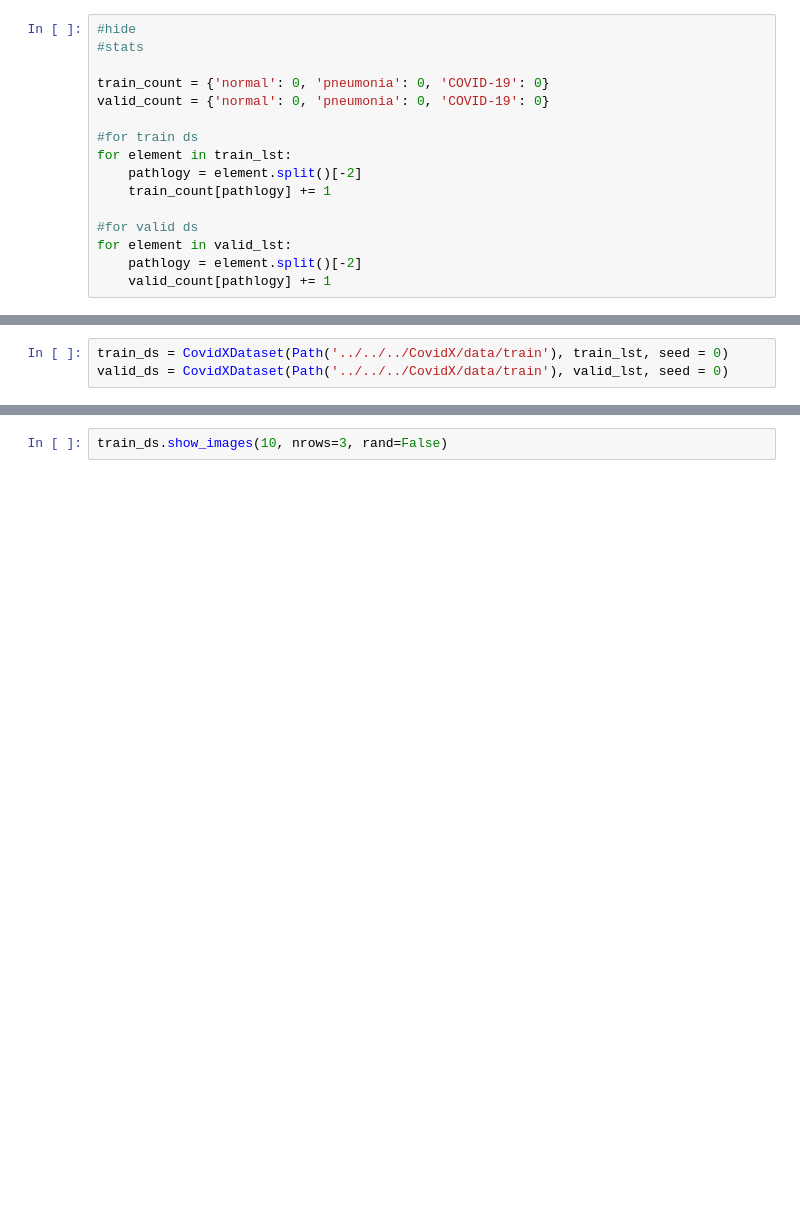
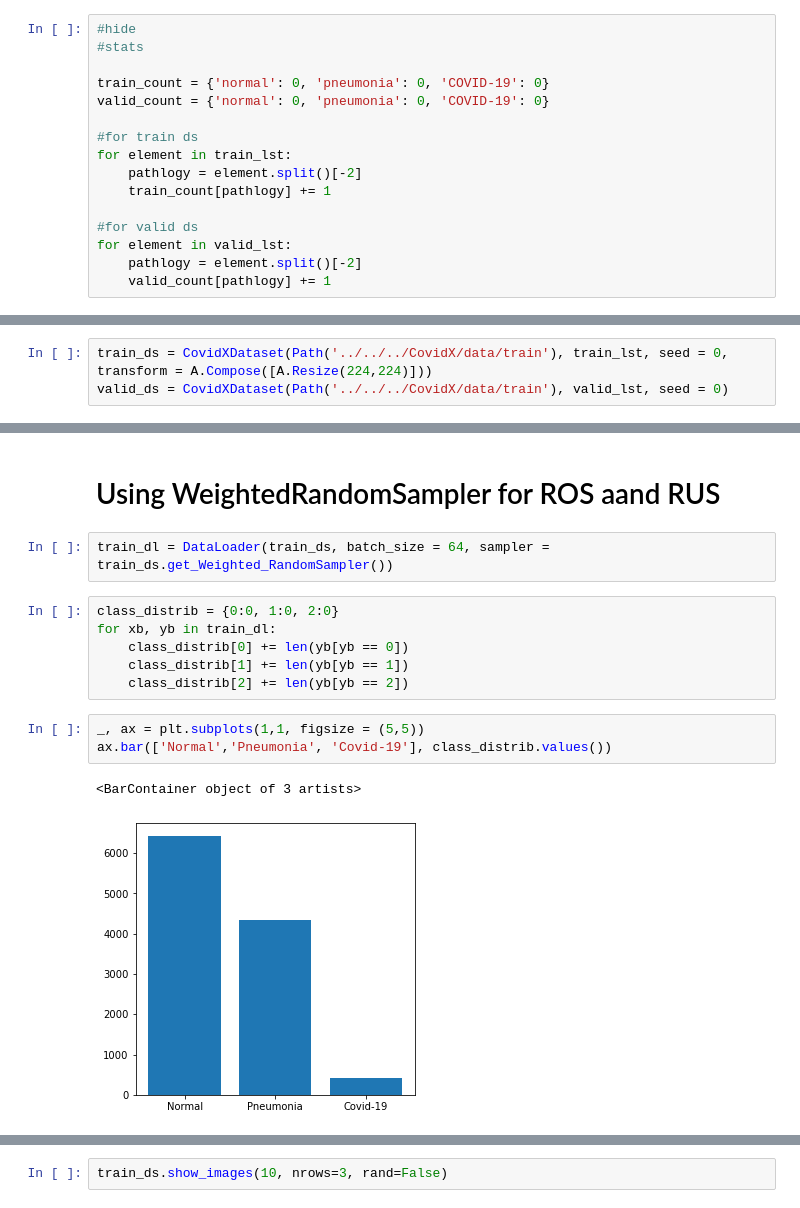
Before and after one commit to VedantWani/PrimeCNNv3, a Jupyter notebook: nbs_test/lib_test_workflow.ipynb, the cells around one changed output, grey strips where cells are left out. Cells and saved outputs as stored; diff of their text form; blank space fills up the shorter version.

Commit message:
added weightedRandomSampling and updated nbs_test

```diff
--- a/nbs_test/lib_test_workflow.ipynb
+++ b/nbs_test/lib_test_workflow.ipynb
@@ -53,4 +53,4 @@ print(valid_count)
 {'normal': 1539, 'pneumonia': 1143, 'COVID-19': 109}
 # %%
-train_ds = CovidXDataset(Path('../../../CovidX/data/train'), train_lst, seed = 0)
+train_ds = CovidXDataset(Path('../../../CovidX/data/train'), train_lst, seed = 0, transform = A.Compose([A.Resize(224,224)]))
 valid_ds = CovidXDataset(Path('../../../CovidX/data/train'), valid_lst, seed = 0)
@@ -91,0 +61,16 @@ array([0.00111111, 0.01      ])
+# %% [markdown]
+# Using WeightedRandomSampler for ROS aand RUS
+# %%
+train_dl = DataLoader(train_ds, batch_size = 64, sampler = train_ds.get_Weighted_RandomSampler())
+# %%
+class_distrib = {0:0, 1:0, 2:0}
+for xb, yb in train_dl:
+    class_distrib[0] += len(yb[yb == 0])
+    class_distrib[1] += len(yb[yb == 1])
+    class_distrib[2] += len(yb[yb == 2])
+# %%
+_, ax = plt.subplots(1,1, figsize = (5,5))
+ax.bar(['Normal','Pneumonia', 'Covid-19'], class_distrib.values())
+# %% [output]
+<BarContainer object of 3 artists>
+[figure, added]
```
Also changed, not shown: parts of 6 cells of this notebook, 2 other files.
